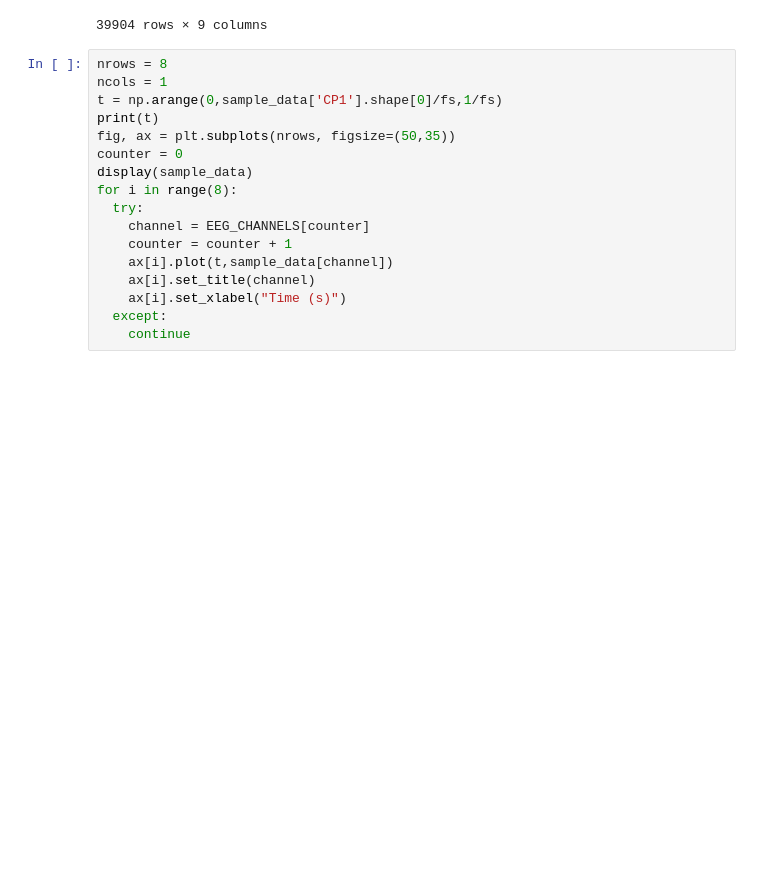
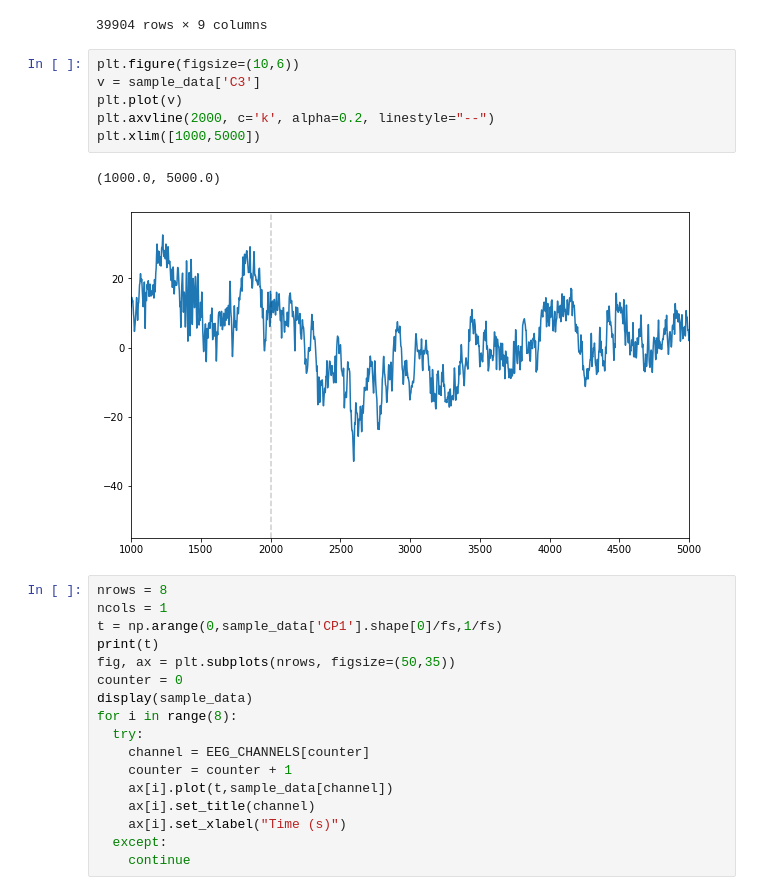
Before and after one commit to Sam54000/vibro-tactile-P300-lockedIn-patient, a Jupyter notebook: Data_analysis.ipynb, the cells around one changed output. Saved outputs shown, nothing was run; the diff lists cells and outputs as text; blank space fills up the shorter version.

```diff
--- a/Data_analysis.ipynb
+++ b/Data_analysis.ipynb
@@ -117,6 +133,15 @@ sample_data
 | 39902 | -18.376886 | -3.759302 | -4.738688 | -7.595037 | -1.934436 | -7.085990 | -12.773139 | -10.569434 | 0 |
 | 39903 | -16.938471 | -3.002921 | -3.570689 | -6.454937 | -1.057714 | -6.452237 | -12.108905 | -11.068815 | 0 |
 39904 rows × 9 columns
+# %%
+plt.figure(figsize=(10,6))
+v = sample_data['C3']
+plt.plot(v)
+plt.axvline(2000, c='k', alpha=0.2, linestyle="--")
+plt.xlim([1000,5000])
+# %% [output]
+(1000.0, 5000.0)
+[figure, added]
 # %%
 nrows = 8
 ncols = 1
```
Also changed, not shown: parts of 39 cells of this notebook.
